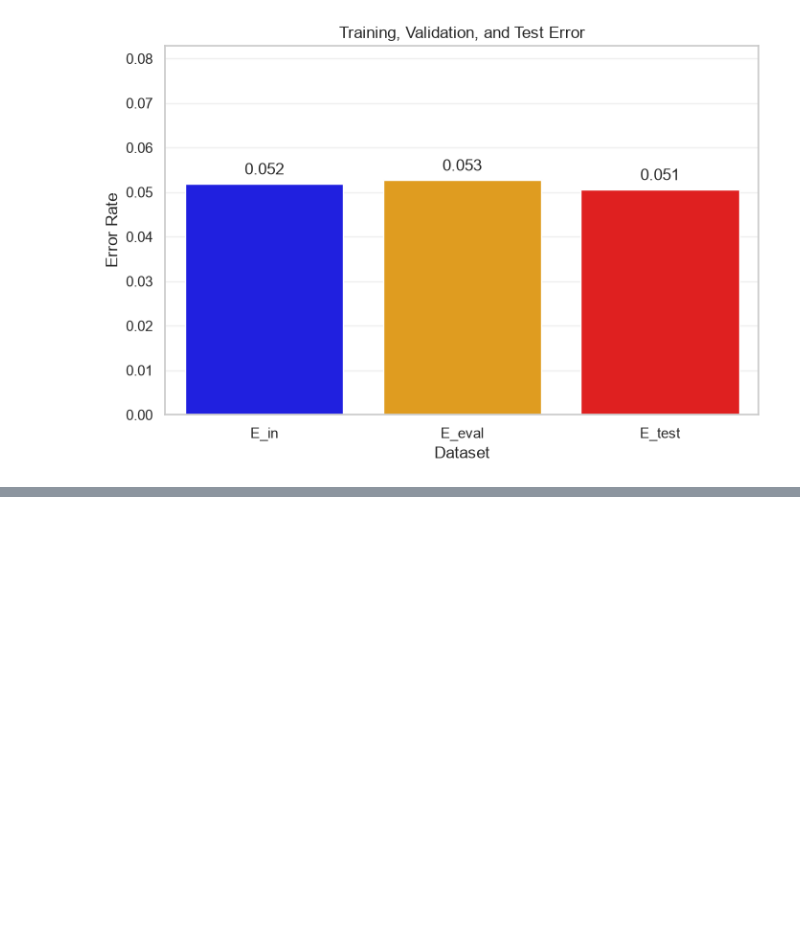
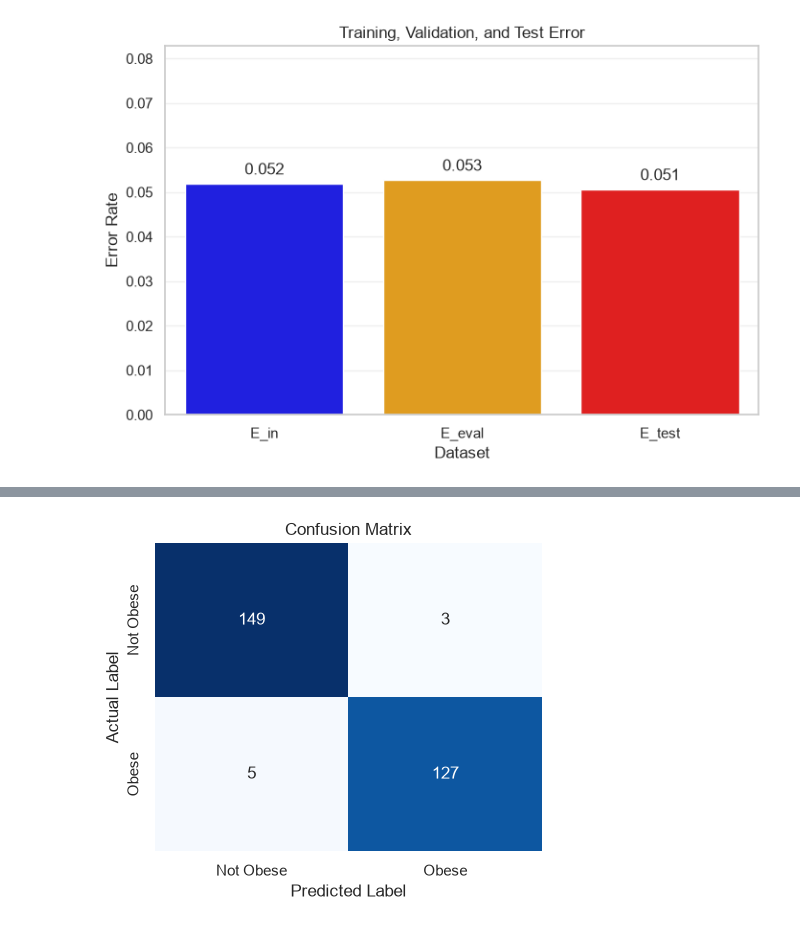
Before and after one commit to f26-sjsu-cmpe188/group8_project, a Jupyter notebook: notebooks/02_model_training_comparison.ipynb, the cells around one changed output, grey strips where cells are left out. Drawn from its saved outputs; the diff is of its cells as text; code cells hidden in the pictures; blank space fills up the shorter version.

Commit message:
tuned the weight exclusive model
impressive validation performance, but I think we will stick with the original SVM

```diff
--- a/notebooks/02_model_training_comparison.ipynb
+++ b/notebooks/02_model_training_comparison.ipynb
@@ -1103,0 +1110,3 @@ e_test: 0.05070422535211272
+# %%
+# split the train and validation sets
+X_train, X_val, y_train, y_val = train_test_split(train_Q4_X, train_Q4_y, test_size=0.2, random_state=42, stratify=train_Q4_y)
@@ -1103,0 +1138,11 @@ e_test: 0.05070422535211272
+# %%
+# Fit using unscaled data
+grid_search.fit(X_train, y_train)
+
+print("Best parameters:")
+print(grid_search.best_params_)
+
+print("Best cross-validation accuracy:")
+print(grid_search.best_score_)
+
+best_model = grid_search.best_estimator_
@@ -1103,0 +1154,12 @@ e_test: 0.05070422535211272
+# %%
+# Validation predictions
+y_val_pred = best_model.predict(X_val)
+
+# Test predictions
+y_test_pred = best_model.predict(test_Q4_X)
+
+print("Validation report:")
+print(classification_report(y_val, y_val_pred))
+
+print("Test report:")
+print(classification_report(test_Q4_y, y_test_pred))
@@ -1103,0 +1194,20 @@ e_test: 0.05070422535211272
+# %%
+cm = confusion_matrix(y_val, y_val_pred)
+plt.figure(figsize=(5, 4))
+
+sns.heatmap(
+    cm,
+    annot=True,
+    fmt="d",
+    cmap="Blues",
+    cbar=False,
+    xticklabels=["Not Obese", "Obese"],
+    yticklabels=["Not Obese", "Obese"]
+)
+
+plt.title("Confusion Matrix")
+plt.xlabel("Predicted Label")
+plt.ylabel("Actual Label")
+plt.show()
+# %% [output]
+[figure, added]
```
Also changed, not shown: parts of 11 cells of this notebook, 2 other files.
